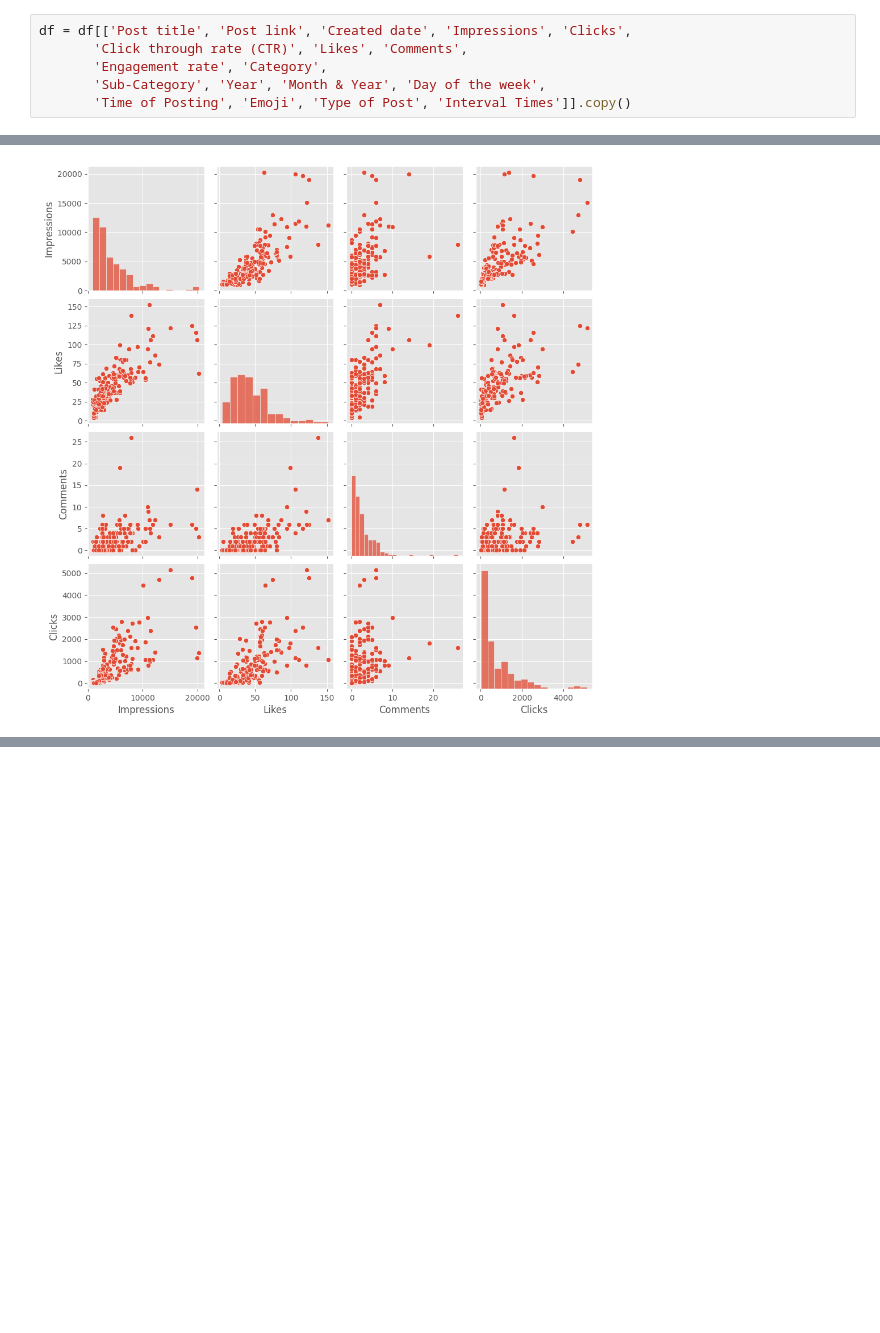
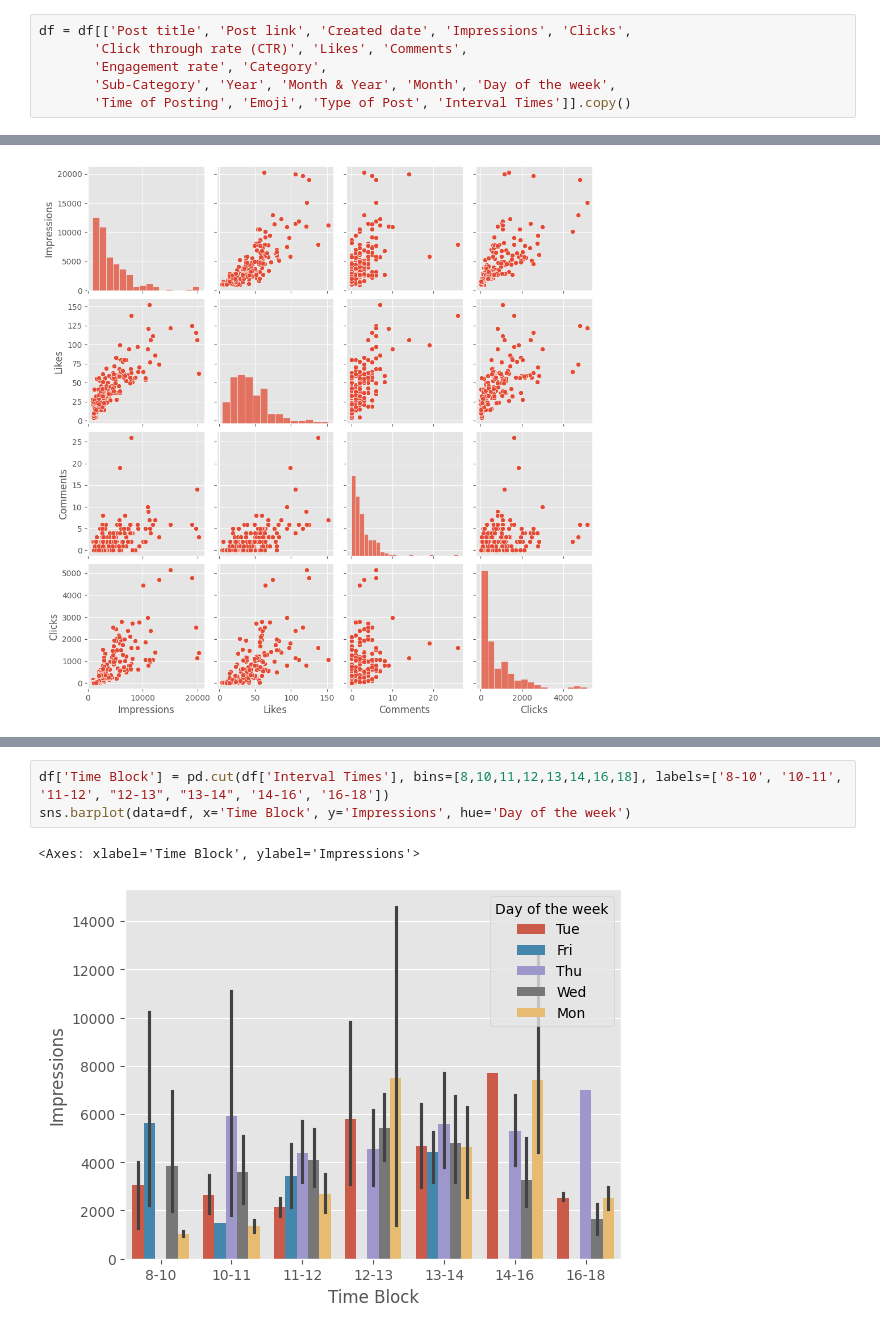
Before and after one commit to Licheng-Fang-Git/ML-Model, a Jupyter notebook: app.ipynb, the cells around one changed output, grey strips where cells are left out. Saved outputs shown, nothing was run; the diff lists cells and outputs as text; blank space fills up the shorter version.

```diff
--- a/app.ipynb
+++ b/app.ipynb
@@ -128,7 +122,7 @@ df.head()
 df = df[['Post title', 'Post link', 'Created date', 'Impressions', 'Clicks',
        'Click through rate (CTR)', 'Likes', 'Comments',
        'Engagement rate', 'Category',
-       'Sub-Category', 'Year', 'Month & Year', 'Day of the week',
+       'Sub-Category', 'Year', 'Month & Year', 'Month', 'Day of the week',
        'Time of Posting', 'Emoji', 'Type of Post', 'Interval Times']].copy()
 # %%
 df.head(5)
@@ -442,0 +459,6 @@ sns.heatmap(df_corr, annot=True)
+# %%
+df['Time Block'] = pd.cut(df['Interval Times'], bins=[8,10,11,12,13,14,16,18], labels=['8-10', '10-11', '11-12', "12-13", "13-14", '14-16', '16-18'])
+sns.barplot(data=df, x='Time Block', y='Impressions', hue='Day of the week')
+# %% [output]
+<Axes: xlabel='Time Block', ylabel='Impressions'>
+[figure, added]
```
Also changed, not shown: parts of 7 cells of this notebook.
